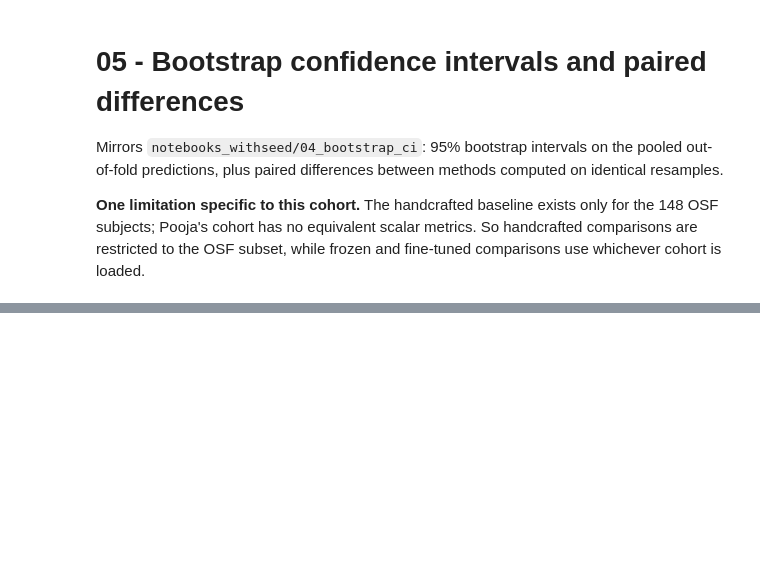
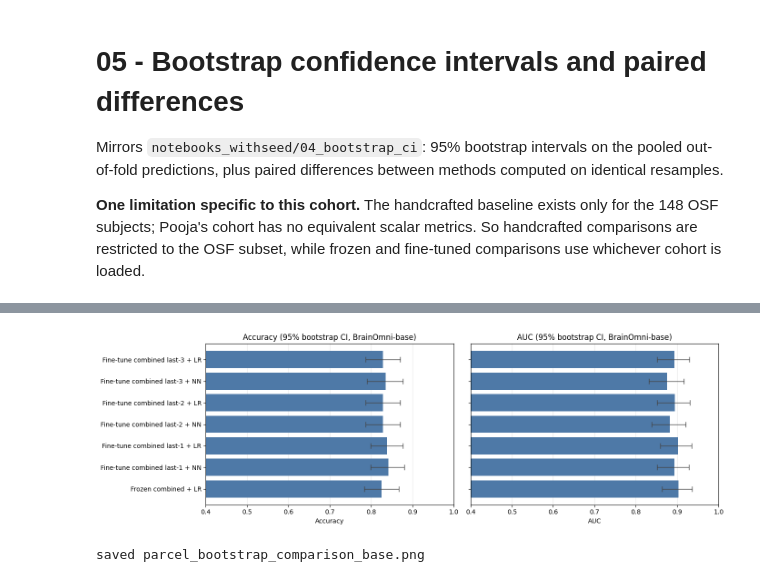
Before and after one commit to faeilana/meg-ad-brainomni, a Jupyter notebook: notebooks_parcel/05_bootstrap_ci.ipynb, the cells around one changed output, grey strips where cells are left out. Saved outputs shown, nothing was run; the diff lists cells and outputs as text; code cells hidden in the pictures; blank space fills up the shorter version.

Commit message:
add 246 channels data (that require brainnetome atlas) and evaluated for brainomni tiny and base

```diff
--- a/notebooks_parcel/05_bootstrap_ci.ipynb
+++ b/notebooks_parcel/05_bootstrap_ci.ipynb
@@ -91,12 +111,17 @@ if len(M) > 1:
 # %%
 fig, (ax1, ax2) = plt.subplots(1, 2, figsize=(14, 1 + 0.5*len(rows)))
 y = np.arange(len(rows))
 for ax, (vi, lo_i, hi_i), lab in ((ax1, (1,2,3), 'Accuracy'), (ax2, (4,5,6), 'AUC')):
     v  = [r[vi] for r in rows]
     el = [r[vi]-r[lo_i] for r in rows]; eh = [r[hi_i]-r[vi] for r in rows]
     ax.barh(y, v, xerr=[el, eh], capsize=4, color='#4E79A7', error_kw=dict(lw=1, ecolor='#444'))
     ax.set_yticks(y); ax.set_yticklabels([r[0] for r in rows] if ax is ax1 else [])
     ax.set_xlim(0.4, 1.0); ax.set_xlabel(lab); ax.grid(axis='x', alpha=0.3); ax.set_axisbelow(True)
-    ax.set_title(f'{lab} (95% bootstrap CI)')
-plt.tight_layout(); plt.savefig(f'{OUT}/parcel_bootstrap_comparison.png', dpi=150, bbox_inches='tight'); plt.show()
-print('saved parcel_bootstrap_comparison.png')
+    ax.set_title(f'{lab} (95% bootstrap CI, BrainOmni-{MODEL})')
+plt.tight_layout()
+fname = f'parcel_bootstrap_comparison_{MODEL}.png'
+plt.savefig(f'{OUT}/{fname}', dpi=150, bbox_inches='tight'); plt.show()
+print('saved', fname)
+# %% [output]
+[figure, added]
+saved parcel_bootstrap_comparison_base.png
```
Also changed, not shown: parts of 5 cells of this notebook, 27 other files.
